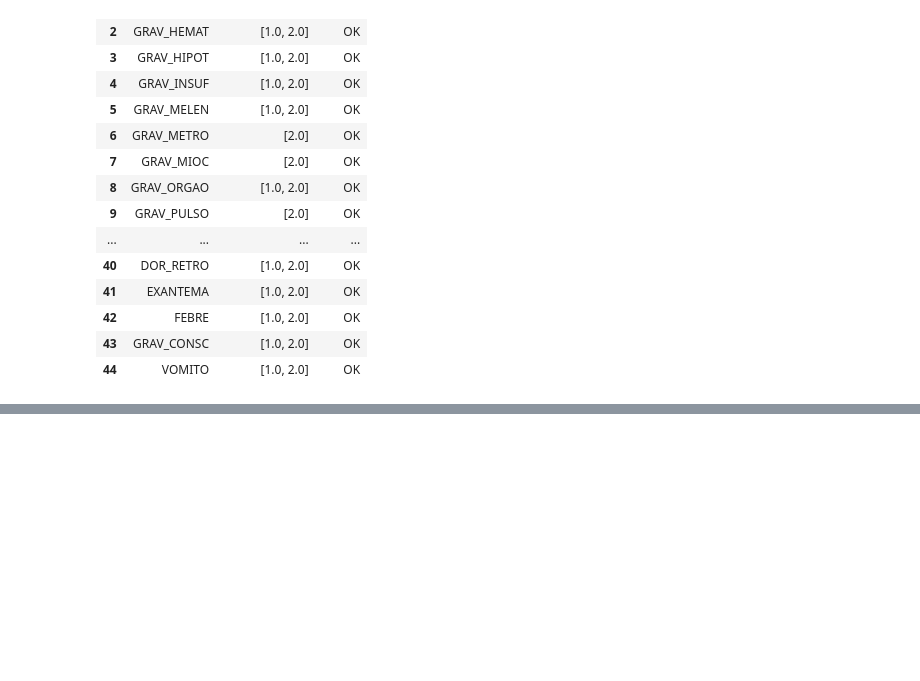
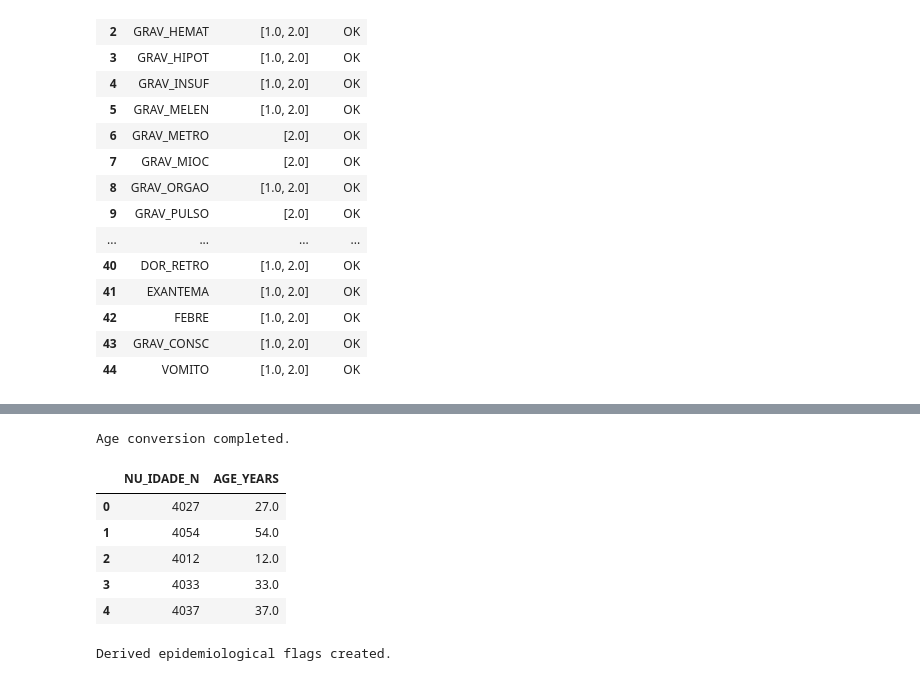
Before and after one commit to Tassio-Sales/predictive-modeling-dengue-campina-grande, a Jupyter notebook: src/load_and_clean.ipynb, the cells around one changed output, grey strips where cells are left out. Drawn from its saved outputs; the diff is of its cells as text; code cells hidden in the pictures; blank space fills up the shorter version.

```diff
--- a/src/load_and_clean.ipynb
+++ b/src/load_and_clean.ipynb
@@ -499,0 +613,52 @@ display(df_pattern)
+# %%
+def convert_age_to_years(value):
+    if pd.isna(value):
+        return None
+
+    value = int(value)
+    unit = int(str(value)[0])
+    age_value = int(str(value)[1:])
+
+    if unit == 4:
+        return age_value
+    elif unit == 3:
+        return age_value / 12
+    elif unit == 2:
+        return age_value / 365
+    elif unit == 1:
+        return age_value / (24 * 365)
+    else:
+        return None
+
+df_epi["AGE_YEARS"] = df_epi["NU_IDADE_N"].apply(convert_age_to_years)
+
+print("Age conversion completed.")
+df_epi[["NU_IDADE_N", "AGE_YEARS"]].head()
+# %% [output]
+Age conversion completed.
+|  | NU_IDADE_N | AGE_YEARS |
+| 0 | 4027 | 27.0 |
+| 1 | 4054 | 54.0 |
+| 2 | 4012 | 12.0 |
+| 3 | 4033 | 33.0 |
+| 4 | 4037 | 37.0 |
+# %%
+df_epi["GESTANT_FLAG"] = df_epi["CS_GESTANT"].apply(
+    lambda x: 1 if x in [1, 2, 3, 4] else 0
+)
+
+df_epi["DENGUE_SEVERE_FLAG"] = df_epi["CLASSI_FIN"].apply(
+    lambda x: 1 if x == 12 else 0
+)
+
+df_epi["DENGUE_ALARM_FLAG"] = df_epi["CLASSI_FIN"].apply(
+    lambda x: 1 if x == 11 else 0
+)
+
+df_epi["DEATH_FLAG"] = df_epi["EVOLUCAO"].apply(
+    lambda x: 1 if x in [2, 3] else 0
+)
+
+print("Derived epidemiological flags created.")
+# %% [output]
+Derived epidemiological flags created.
```
Also changed, not shown: parts of 12 cells of this notebook.
